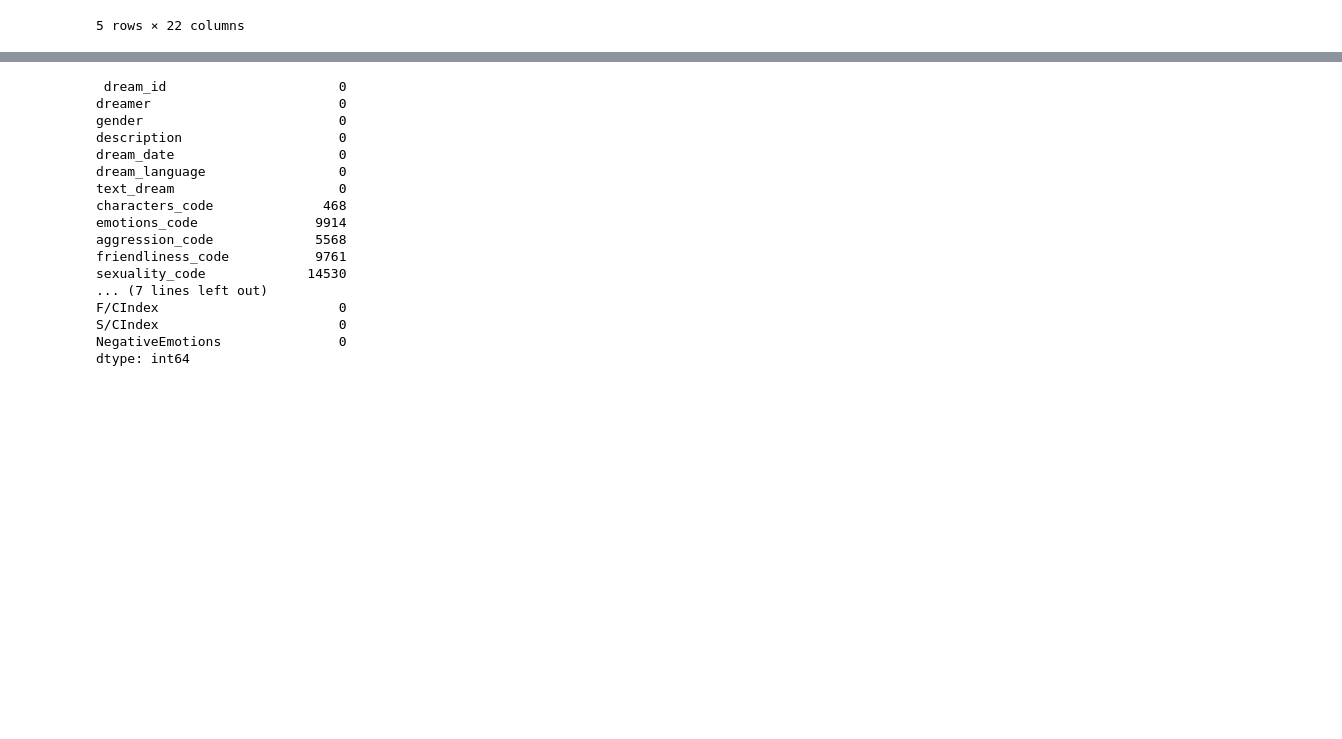
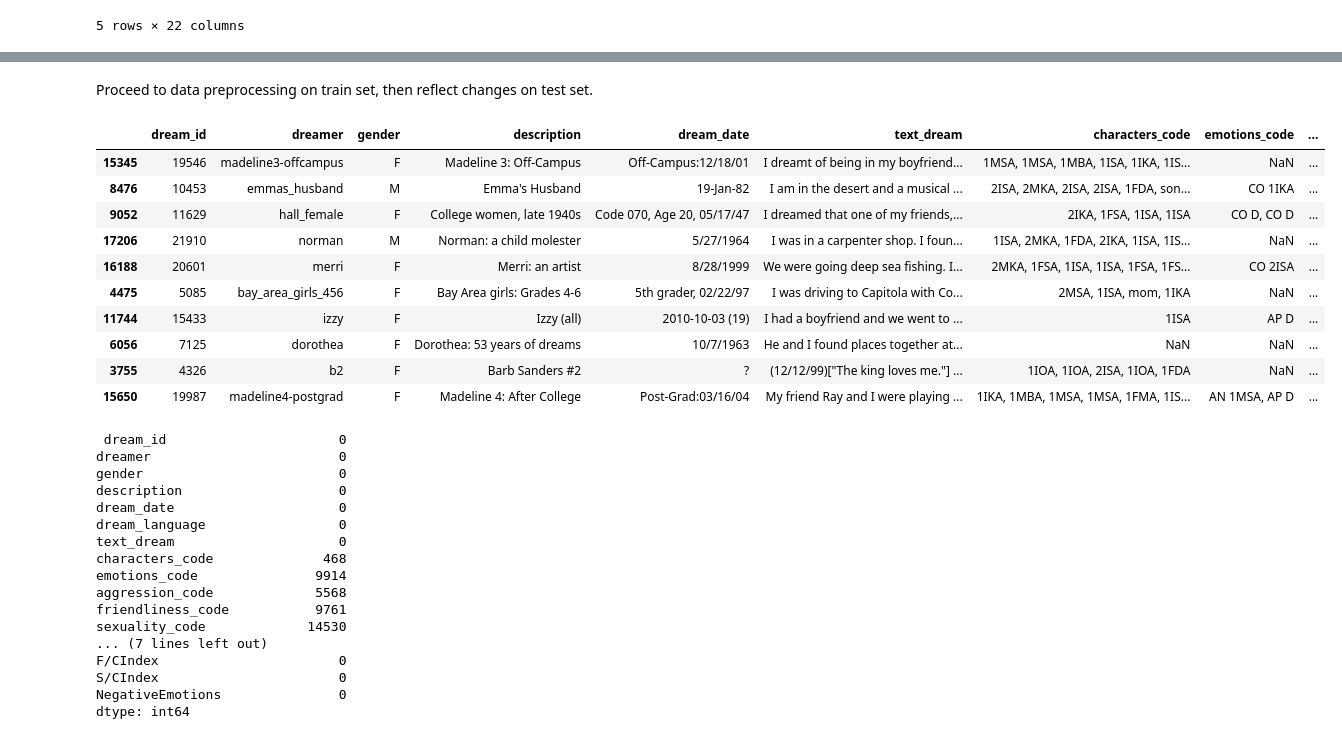
Before and after one commit to erika-ld/CPSC483-Machine-Learning-Project, a Jupyter notebook: data_preprocessing.ipynb, the cells around one changed output, grey strips where cells are left out. Saved outputs shown, nothing was run; the diff lists cells and outputs as text; code cells hidden in the pictures; blank space fills up the shorter version.

Commit message:
Dropped unnecessary column

```diff
--- a/data_preprocessing.ipynb
+++ b/data_preprocessing.ipynb
@@ -129,7 +137,21 @@ X_train, X_test, y_train, y_test = train_test_split(X, y, test_size=0.20, random
+# %% [markdown]
+Proceed to data preprocessing on train set, then reflect changes on test set.
 # %%
-#Remove unnecessary columns
-dreams.drop('dreams_language', axis=1, inplace=True)
-dreams.head(10)
+#Remove unnecessary columns from the train set
+X_train.drop('dream_language', axis=1, inplace=True)
+X_train.head(10)
+# %% [output]
+|  | dream_id | dreamer | gender | description | dream_date | text_dream | characters_code | emotions_code | ... |
+| 15345 | 19546 | madeline3-offcampus | F | Madeline 3: Off-Campus | Off-Campus:12/18/01 | I dreamt of being in my boyfriend... | 1MSA, 1MSA, 1MBA, 1ISA, 1IKA, 1IS... | NaN | ... |
+| 8476 | 10453 | emmas_husband | M | Emma's Husband | 19-Jan-82 | I am in the desert and a musical ... | 2ISA, 2MKA, 2ISA, 2ISA, 1FDA, son... | CO 1IKA | ... |
+| 9052 | 11629 | hall_female | F | College women, late 1940s | Code 070, Age 20, 05/17/47 | I dreamed that one of my friends,... | 2IKA, 1FSA, 1ISA, 1ISA | CO D, CO D | ... |
+| 17206 | 21910 | norman | M | Norman: a child molester | 5/27/1964 | I was in a carpenter shop. I foun... | 1ISA, 2MKA, 1FDA, 2IKA, 1ISA, 1IS... | NaN | ... |
+| 16188 | 20601 | merri | F | Merri: an artist | 8/28/1999 | We were going deep sea fishing. I... | 2MKA, 1FSA, 1ISA, 1ISA, 1FSA, 1FS... | CO 2ISA | ... |
+| 4475 | 5085 | bay_area_girls_456 | F | Bay Area girls: Grades 4-6 | 5th grader, 02/22/97 | I was driving to Capitola with Co... | 2MSA, 1ISA, mom, 1IKA | NaN | ... |
+| 11744 | 15433 | izzy | F | Izzy (all) | 2010-10-03 (19) | I had a boyfriend and we went to ... | 1ISA | AP D | ... |
+| 6056 | 7125 | dorothea | F | Dorothea: 53 years of dreams | 10/7/1963 | He and I found places together at... | NaN | NaN | ... |
+| 3755 | 4326 | b2 | F | Barb Sanders #2 | ? | (12/12/99)["The king loves me."] ... | 1IOA, 1IOA, 2ISA, 1IOA, 1FDA | NaN | ... |
+| 15650 | 19987 | madeline4-postgrad | F | Madeline 4: After College | Post-Grad:03/16/04 | My friend Ray and I were playing ... | 1IKA, 1MBA, 1MSA, 1MSA, 1FMA, 1IS... | AN 1MSA, AP D | ... |
 # %%
 dreams.isna().sum()
 # %% [output]
```
Also changed, not shown: parts of 1 cell of this notebook.
